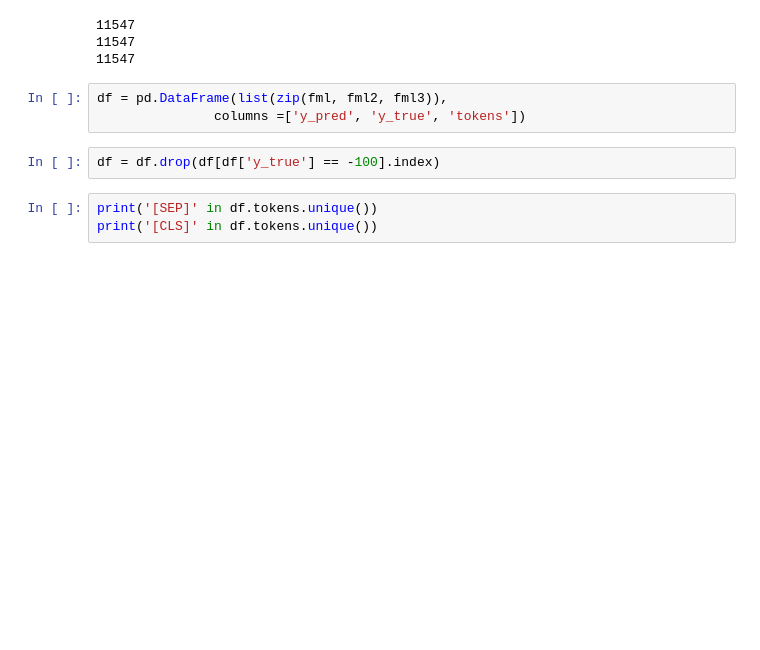
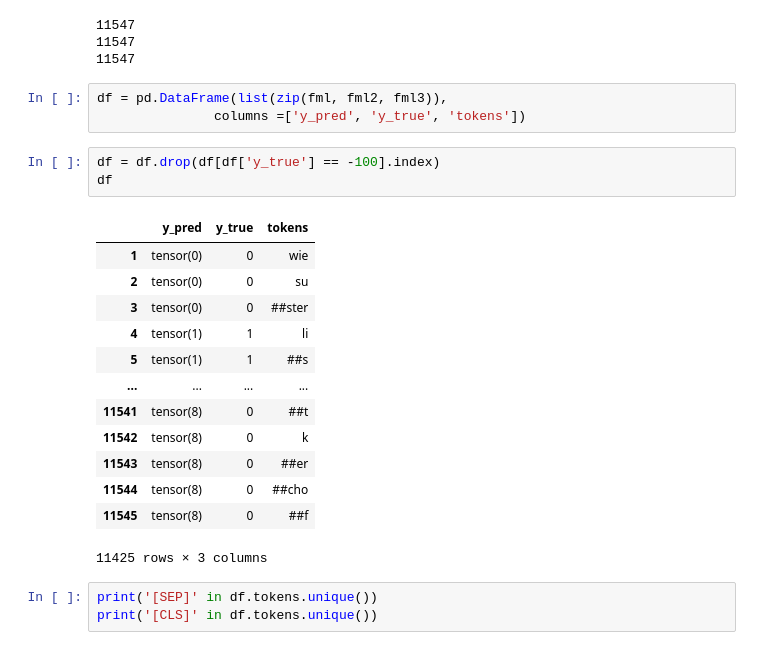
Before and after one commit to MarijkeBeersmans/MiddelNER-Middelnederlandse-named-entity-recognition, a Jupyter notebook: ModelMiddelNederlandseNER.ipynb, the cells around one changed output. Drawn from its saved outputs; the diff is of its cells as text; blank space fills up the shorter version.

```diff
--- a/ModelMiddelNederlandseNER.ipynb
+++ b/ModelMiddelNederlandseNER.ipynb
@@ -886,6 +875,21 @@ df = pd.DataFrame(list(zip(fml, fml2, fml3)),
                columns =['y_pred', 'y_true', 'tokens'])
 # %%
 df = df.drop(df[df['y_true'] == -100].index)
+df
+# %% [output]
+|  | y_pred | y_true | tokens |
+| 1 | tensor(0) | 0 | wie |
+| 2 | tensor(0) | 0 | su |
+| 3 | tensor(0) | 0 | ##ster |
+| 4 | tensor(1) | 1 | li |
+| 5 | tensor(1) | 1 | ##s |
+| ... | ... | ... | ... |
+| 11541 | tensor(8) | 0 | ##t |
+| 11542 | tensor(8) | 0 | k |
+| 11543 | tensor(8) | 0 | ##er |
+| 11544 | tensor(8) | 0 | ##cho |
+| 11545 | tensor(8) | 0 | ##f |
+11425 rows × 3 columns
 # %%
 print('[SEP]' in df.tokens.unique())
 print('[CLS]' in df.tokens.unique())
```
Also changed, not shown: parts of 21 cells of this notebook.
